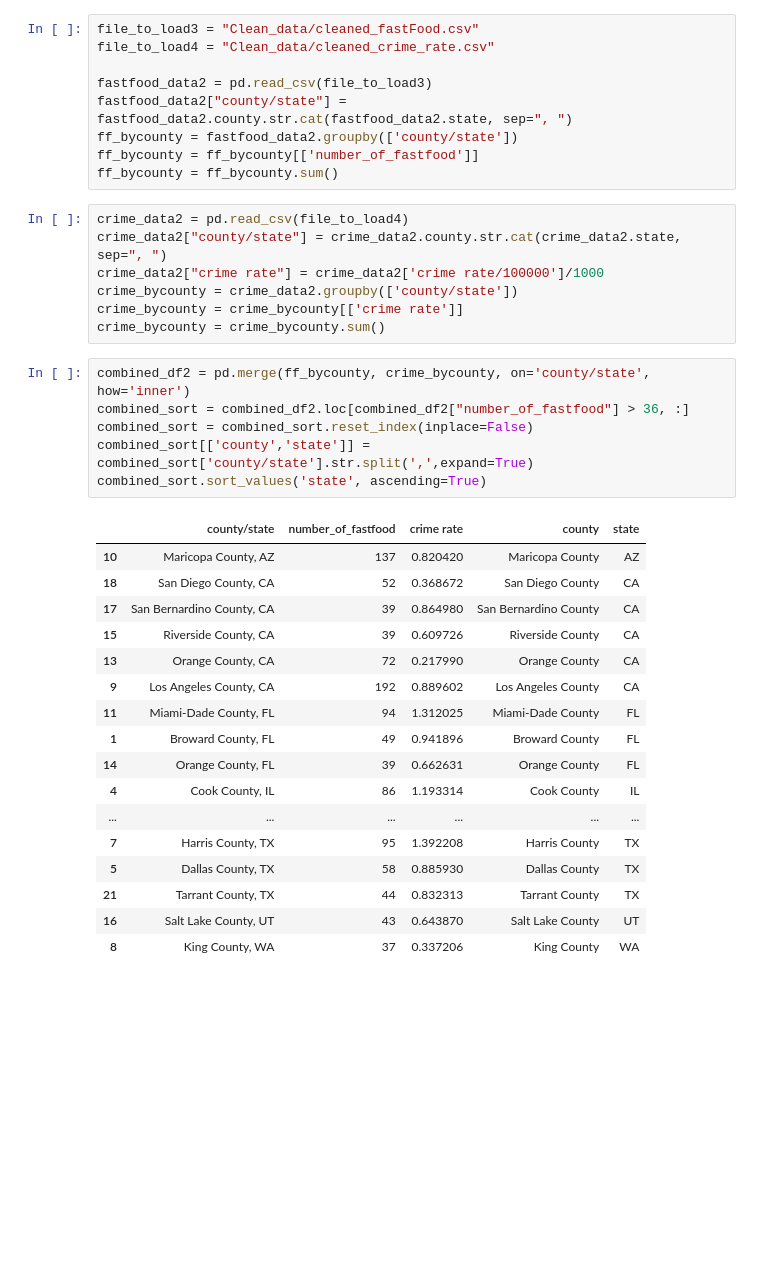
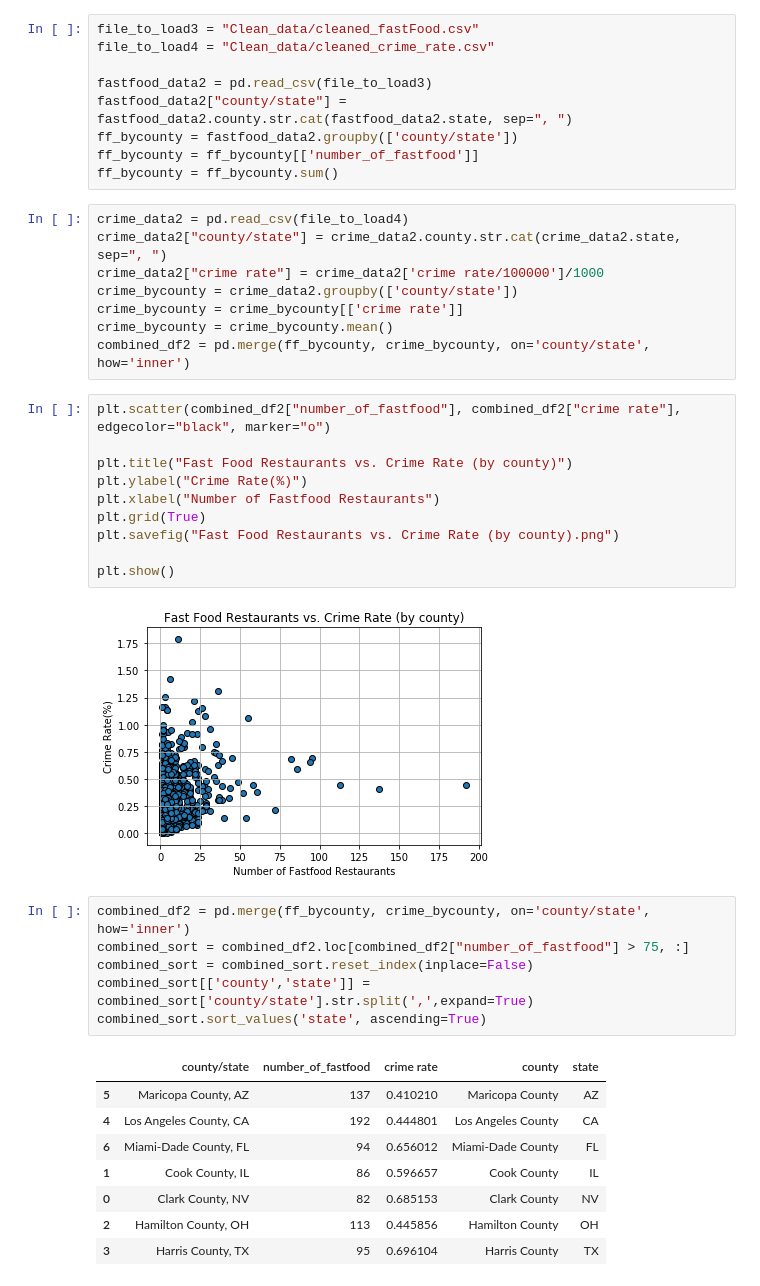
Before and after one commit to r-matt-hawley/FastFoodConcerns, a Jupyter notebook: FastFood vs. Crime Rate.ipynb, the cells around one changed output. Saved outputs shown, nothing was run; the diff lists cells and outputs as text; blank space fills up the shorter version.

```diff
--- a/FastFood vs. Crime Rate.ipynb
+++ b/FastFood vs. Crime Rate.ipynb
@@ -90,28 +52,32 @@ crime_data2["county/state"] = crime_data2.county.str.cat(crime_data2.state, sep=
 crime_data2["crime rate"] = crime_data2['crime rate/100000']/1000
 crime_bycounty = crime_data2.groupby(['county/state'])
 crime_bycounty = crime_bycounty[['crime rate']]
-crime_bycounty = crime_bycounty.sum()
+crime_bycounty = crime_bycounty.mean()
+combined_df2 = pd.merge(ff_bycounty, crime_bycounty, on='county/state', how='inner')
+# %%
+plt.scatter(combined_df2["number_of_fastfood"], combined_df2["crime rate"], edgecolor="black", marker="o")
+
+plt.title("Fast Food Restaurants vs. Crime Rate (by county)")
+plt.ylabel("Crime Rate(%)")
+plt.xlabel("Number of Fastfood Restaurants")
+plt.grid(True)
+plt.savefig("Fast Food Restaurants vs. Crime Rate (by county).png")
+
+plt.show()
+# %% [output]
+[figure, added]
 # %%
 combined_df2 = pd.merge(ff_bycounty, crime_bycounty, on='county/state', how='inner')
-combined_sort = combined_df2.loc[combined_df2["number_of_fastfood"] > 36, :]
+combined_sort = combined_df2.loc[combined_df2["number_of_fastfood"] > 75, :]
 combined_sort = combined_sort.reset_index(inplace=False)
 combined_sort[['county','state']] = combined_sort['county/state'].str.split(',',expand=True)
 combined_sort.sort_values('state', ascending=True)
 # %% [output]
 |  | county/state | number_of_fastfood | crime rate | county | state |
-| 10 | Maricopa County, AZ | 137 | 0.820420 | Maricopa County | AZ |
-| 18 | San Diego County, CA | 52 | 0.368672 | San Diego County | CA |
-| 17 | San Bernardino County, CA | 39 | 0.864980 | San Bernardino County | CA |
-| 15 | Riverside County, CA | 39 | 0.609726 | Riverside County | CA |
-| 13 | Orange County, CA | 72 | 0.217990 | Orange County | CA |
-| 9 | Los Angeles County, CA | 192 | 0.889602 | Los Angeles County | CA |
-| 11 | Miami-Dade County, FL | 94 | 1.312025 | Miami-Dade County | FL |
-| 1 | Broward County, FL | 49 | 0.941896 | Broward County | FL |
-| 14 | Orange County, FL | 39 | 0.662631 | Orange County | FL |
-| 4 | Cook County, IL | 86 | 1.193314 | Cook County | IL |
-| ... | ... | ... | ... | ... | ... |
-| 7 | Harris County, TX | 95 | 1.392208 | Harris County | TX |
-| 5 | Dallas County, TX | 58 | 0.885930 | Dallas County | TX |
-| 21 | Tarrant County, TX | 44 | 0.832313 | Tarrant County | TX |
-| 16 | Salt Lake County, UT | 43 | 0.643870 | Salt Lake County | UT |
-| 8 | King County, WA | 37 | 0.337206 | King County | WA |
+| 5 | Maricopa County, AZ | 137 | 0.410210 | Maricopa County | AZ |
+| 4 | Los Angeles County, CA | 192 | 0.444801 | Los Angeles County | CA |
+| 6 | Miami-Dade County, FL | 94 | 0.656012 | Miami-Dade County | FL |
+| 1 | Cook County, IL | 86 | 0.596657 | Cook County | IL |
+| 0 | Clark County, NV | 82 | 0.685153 | Clark County | NV |
+| 2 | Hamilton County, OH | 113 | 0.445856 | Hamilton County | OH |
+| 3 | Harris County, TX | 95 | 0.696104 | Harris County | TX |
```
Also changed, not shown: parts of 4 cells of this notebook, 2 other files.
